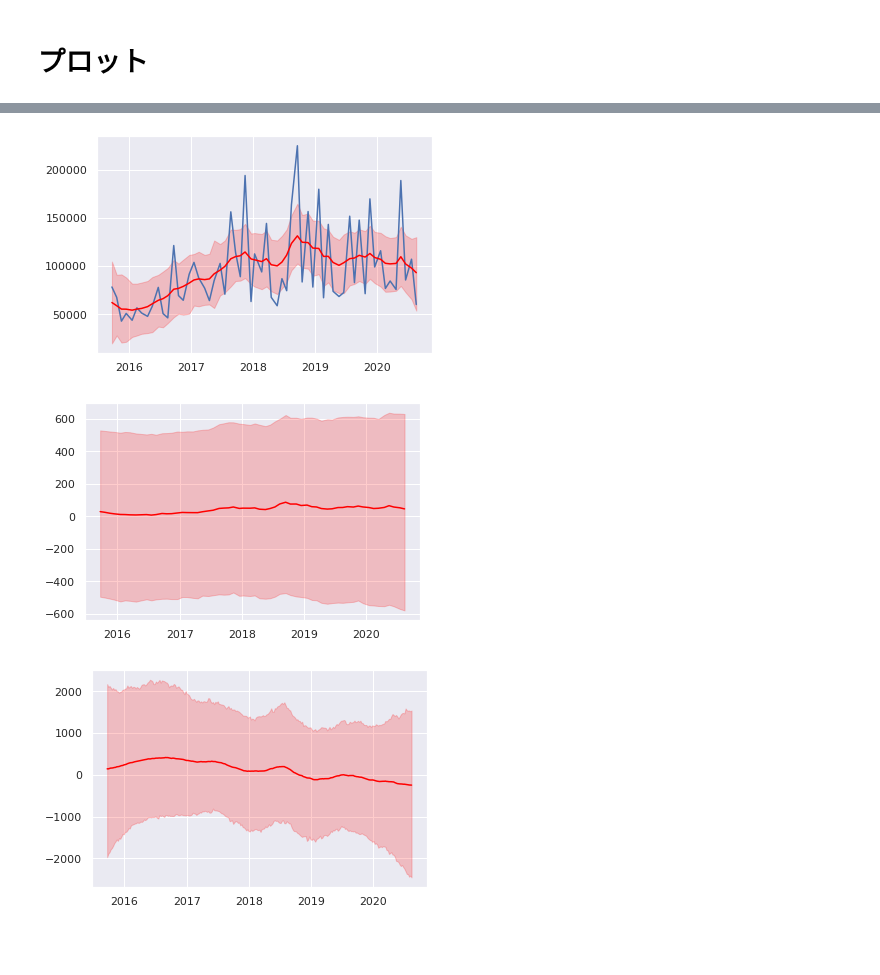
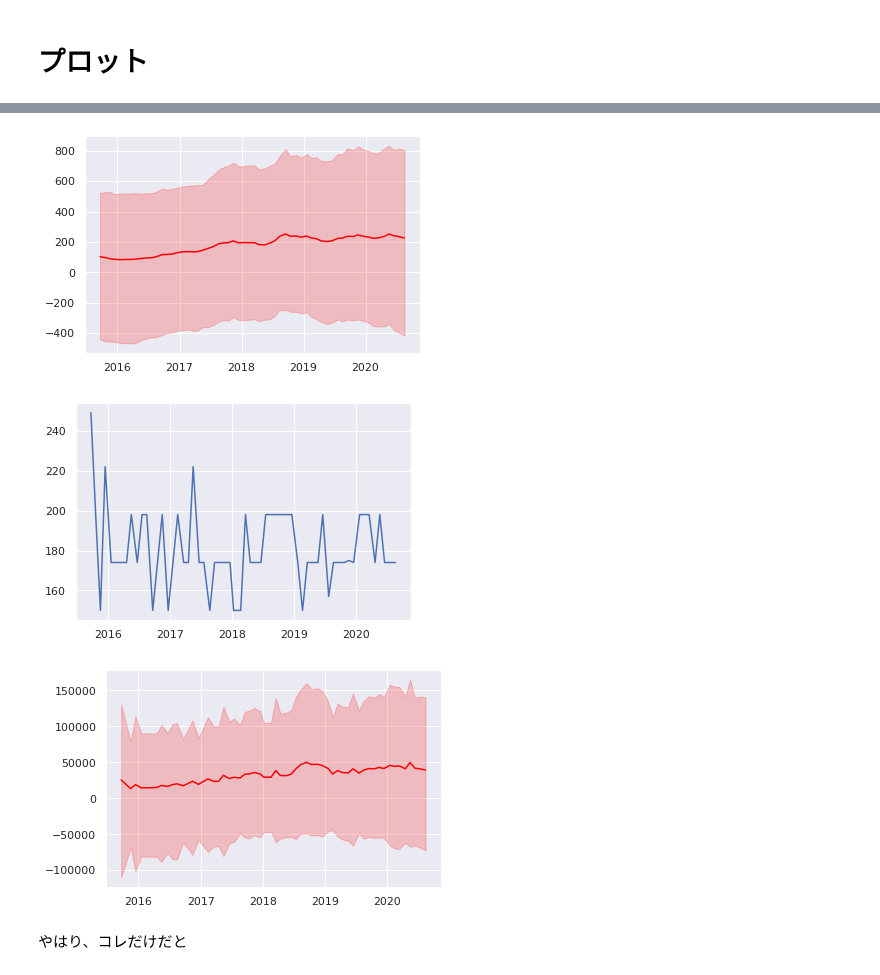
Before and after one commit to Kazuya-Minakuchi/qiita, a Jupyter notebook: dereste_event_border/script/b3_atapon_time-varying-coef.ipynb, the cells around one changed output, grey strips where cells are left out. Drawn from its saved outputs; the diff is of its cells as text; code cells hidden in the pictures; blank space fills up the shorter version.

```diff
--- a/dereste_event_border/script/b3_atapon_time-varying-coef.ipynb
+++ b/dereste_event_border/script/b3_atapon_time-varying-coef.ipynb
@@ -131,0 +133,5 @@ Wall time: 10min 44s
+# %%
+# 時間かかるのでfit後のファイル保存
+save_dir = '../event_data/'
+with open(save_dir + 'b3_stan.pickle', mode="wb") as f:
+    pickle.dump(fit, f)
@@ -132,3 +142,7 @@ Wall time: 10min 44s
+# %%
+# 読み込み
+with open(save_dir + 'b3_stan.pickle', mode="rb") as f:
+    fit = pickle.load(f)
 # %% [markdown]
 # 結果確認
 # %%
@@ -187,7 +201,6 @@ alpha_mean = ms['alpha'].mean(axis=0)
 alpha_5 = np.array(pd.DataFrame(ms['alpha']).apply(lambda x: np.percentile(x, 5), axis=0))
 alpha_95 = np.array(pd.DataFrame(ms['alpha']).apply(lambda x: np.percentile(x, 95), axis=0))
 
-
 # b_ev_len
 # 事後平均
 b_ev_len_mean = ms['b_ev_len'].mean(axis=0)
@@ -195,14 +208,7 @@ b_ev_len_mean = ms['b_ev_len'].mean(axis=0)
 b_ev_len_5 = np.array(pd.DataFrame(ms['b_ev_len']).apply(lambda x: np.percentile(x, 5), axis=0))
 b_ev_len_95 = np.array(pd.DataFrame(ms['b_ev_len']).apply(lambda x: np.percentile(x, 95), axis=0))
 
-# #広告効果の回帰係数の事後平均を算出
-# beta_mean = ms['beta'].mean(axis=0)
-
-# #広告効果を算出
-# ad_effects = beta_mean*data.dummy_ad
-
-
-# beta_5 = np.array(pd.DataFrame(ms['beta']).apply(lambda x: np.percentile(x, 5), axis=0))
-# beta_95 = np.array(pd.DataFrame(ms['beta']).apply(lambda x: np.percentile(x, 95), axis=0))
-# ad_effects5 = beta_5*data.dummy_ad
-# ad_effects95 = beta_95*data.dummy_ad
+# b_ev_lenの効果を算出
+len_effects = b_ev_len_mean*df['期間']
+len_effects_5 = b_ev_len_5*df['期間']
+len_effects_95 = b_ev_len_95*df['期間']
@@ -222,31 +248,27 @@ plt.show()
 # %%
-# alpha
+# b_ev_len
 fig = plt.figure()
 ax = fig.add_subplot(111)
 
-ax.plot(X, df['2001位'], label='observed')
-ax.plot(X, alpha_mean, label='predicted trend', c='red')
-plt.fill_between(X, alpha_5, alpha_95, color='red', alpha=0.2)
+ax.plot(X, b_ev_len_mean, c='red')
+plt.fill_between(X, b_ev_len_5, b_ev_len_95, color='red', alpha=0.2)
 plt.show()
 # %% [output]
-[figure, old version]
+[figure, new version]
 # %%
-# b_ev_len
+# b_ev_lenの効果を算出
 fig = plt.figure()
 ax = fig.add_subplot(111)
+ax.plot(X, df['期間'])
+plt.show()
 
-ax.plot(X, b_ev_len_mean, label='predicted trend', c='red')
-plt.fill_between(X, b_ev_len_5, b_ev_len_95, color='red', alpha=0.2)
+fig = plt.figure()
+ax = fig.add_subplot(111)
+ax.plot(X, len_effects, c='red')
+plt.fill_between(X, len_effects_5, len_effects_95, color='red', alpha=0.2)
 plt.show()
 # %% [output]
-[figure, old version]
+[figure, new version]
+[figure, added]
-# %%
-# delta
-fig = plt.figure()
-ax = fig.add_subplot(111)
-
-ax.plot(X_all, delta_mean, label='predicted trend', c='red')
-plt.fill_between(X_all, delta_5, delta_95, color='red', alpha=0.2)
-plt.show()
-# %% [output]
-[figure, removed]
+# %% [markdown]
+やはり、コレだけだと
```
Also changed, not shown: parts of 10 cells of this notebook, 2 other files.
